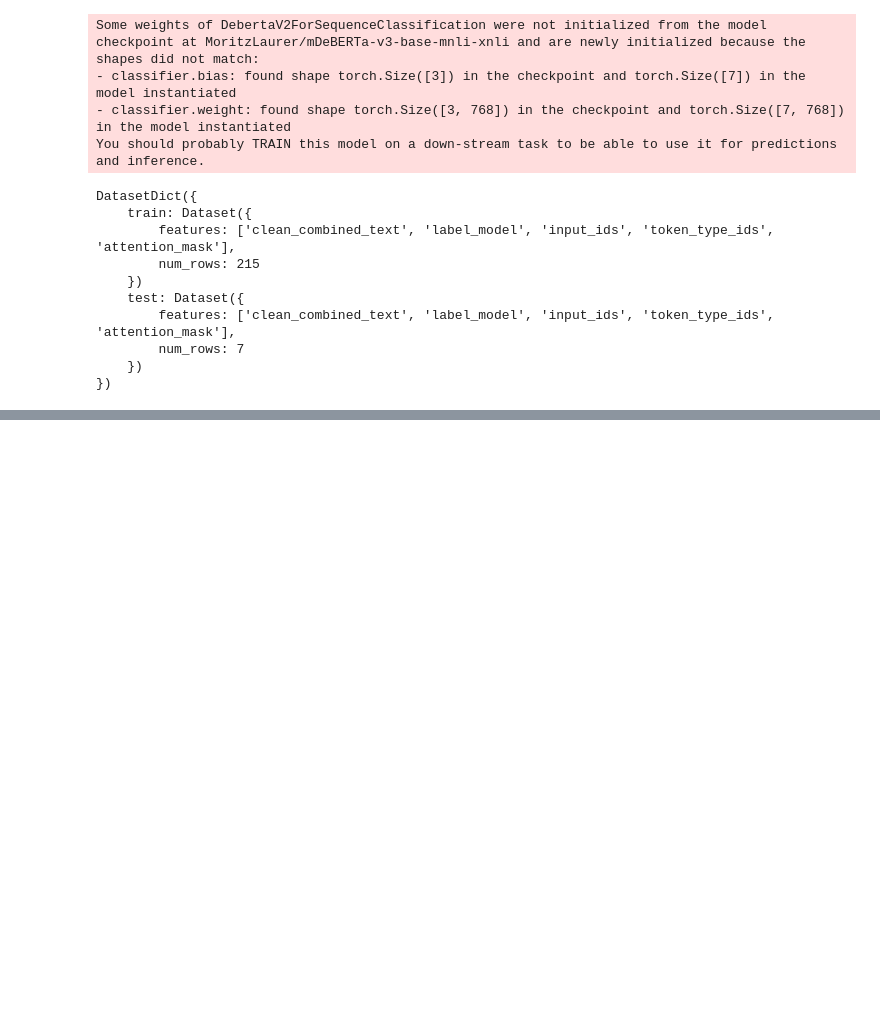
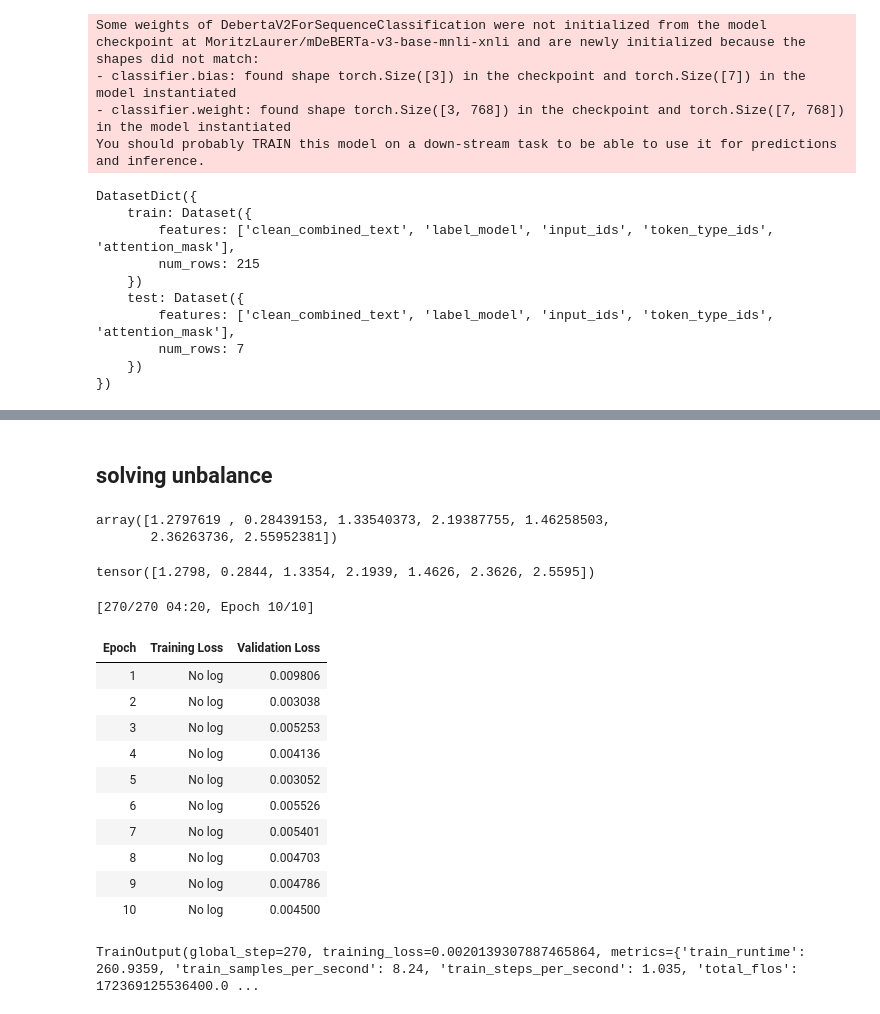
Before and after one commit to Yasmine-Ahmed99/Arabic-News-NLP, a Jupyter notebook: notebooks/classification_model.ipynb, the cells around one changed output, grey strips where cells are left out. Cells and saved outputs as stored; diff of their text form; code cells hidden in the pictures; blank space fills up the shorter version.

```diff
--- a/notebooks/classification_model.ipynb
+++ b/notebooks/classification_model.ipynb
@@ -150,2 +176,4 @@ weighted avg       1.00      1.00      1.00         7
 # %%
 trainer.save_model("/content/my_finetuned_model")
+# %% [markdown]
+## solving unbalance
@@ -151,0 +183,62 @@ trainer.save_model("/content/my_finetuned_model")
+# %%
+from sklearn.utils.class_weight import compute_class_weight
+import numpy as np
+
+class_weights = compute_class_weight(
+    class_weight='balanced',
+    classes=np.unique(tokenize_data["train"]["labels"]),
+    y=tokenize_data["train"]["labels"]
+)
+# %%
+class_weights
+# %% [output]
+array([1.2797619 , 0.28439153, 1.33540373, 2.19387755, 1.46258503,
+       2.36263736, 2.55952381])
+# %%
+import torch
+class_weights_tensor = torch.tensor(class_weights, dtype=torch.float)
+# %%
+class_weights_tensor
+# %% [output]
+tensor([1.2798, 0.2844, 1.3354, 2.1939, 1.4626, 2.3626, 2.5595])
+# %%
+from transformers import Trainer
+import torch.nn as nn
+
+class WeightedTrainer(Trainer):
+    def __init__(self, *args, class_weights=None, **kwargs):
+        super().__init__(*args, **kwargs)
+        self.class_weights = class_weights
+
+    def compute_loss(self, model, inputs, return_outputs=False, num_items_in_batch=None):
+        labels = inputs.get("labels")
+        outputs = model(**inputs)
+        logits = outputs.get("logits")
+        loss_fct = torch.nn.CrossEntropyLoss(weight=self.class_weights.to(logits.device))
+        loss = loss_fct(logits.view(-1, self.model.config.num_labels), labels.view(-1))
+        return (loss, outputs) if return_outputs else loss
+# %%
+trainer = WeightedTrainer(
+    model=model,
+    args=training_args,
+    train_dataset=tokenize_data['train'],
+    eval_dataset=tokenize_data['test'],
+    tokenizer=tokenizer,
+    class_weights=class_weights_tensor
+)
+# %%
+trainer.train()
+# %% [output]
+[270/270 04:20, Epoch 10/10]
+| Epoch | Training Loss | Validation Loss |
+| 1 | No log | 0.009806 |
+| 2 | No log | 0.003038 |
+| 3 | No log | 0.005253 |
+| 4 | No log | 0.004136 |
+| 5 | No log | 0.003052 |
+| 6 | No log | 0.005526 |
+| 7 | No log | 0.005401 |
+| 8 | No log | 0.004703 |
+| 9 | No log | 0.004786 |
+| 10 | No log | 0.004500 |
+TrainOutput(global_step=270, training_loss=0.0020139307887465864, metrics={'train_runtime': 260.9359, 'train_samples_per_second': 8.24, 'train_steps_per_second': 1.035, 'total_flos': 172369125536400.0 ...
```
Also changed, not shown: parts of 11 cells of this notebook.
